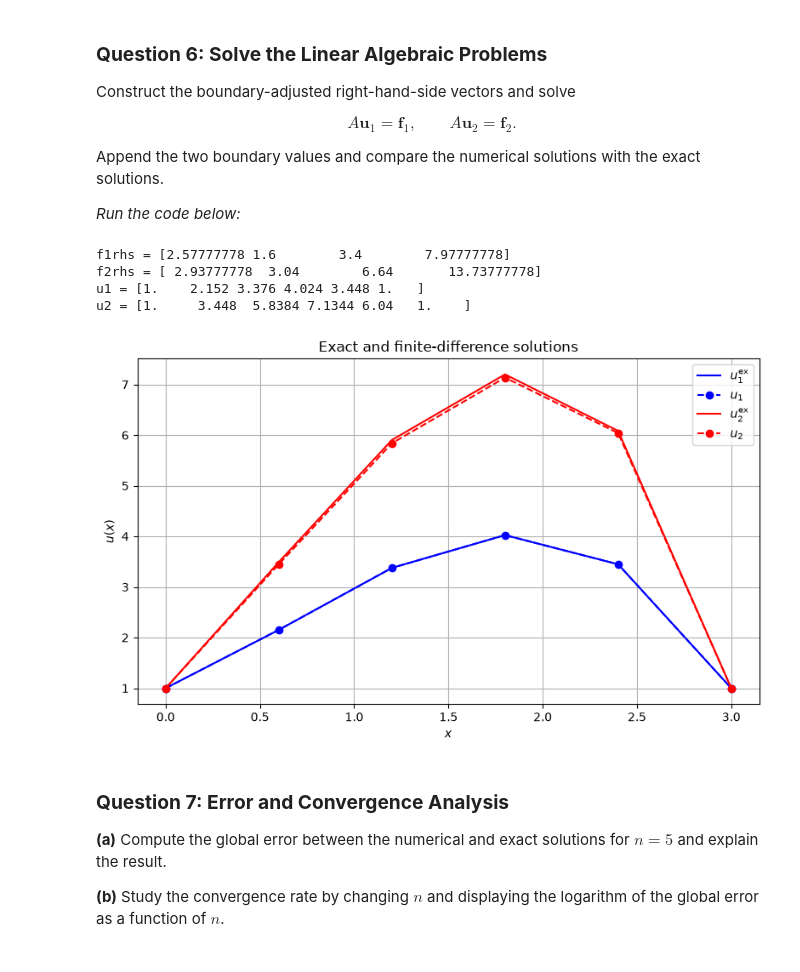
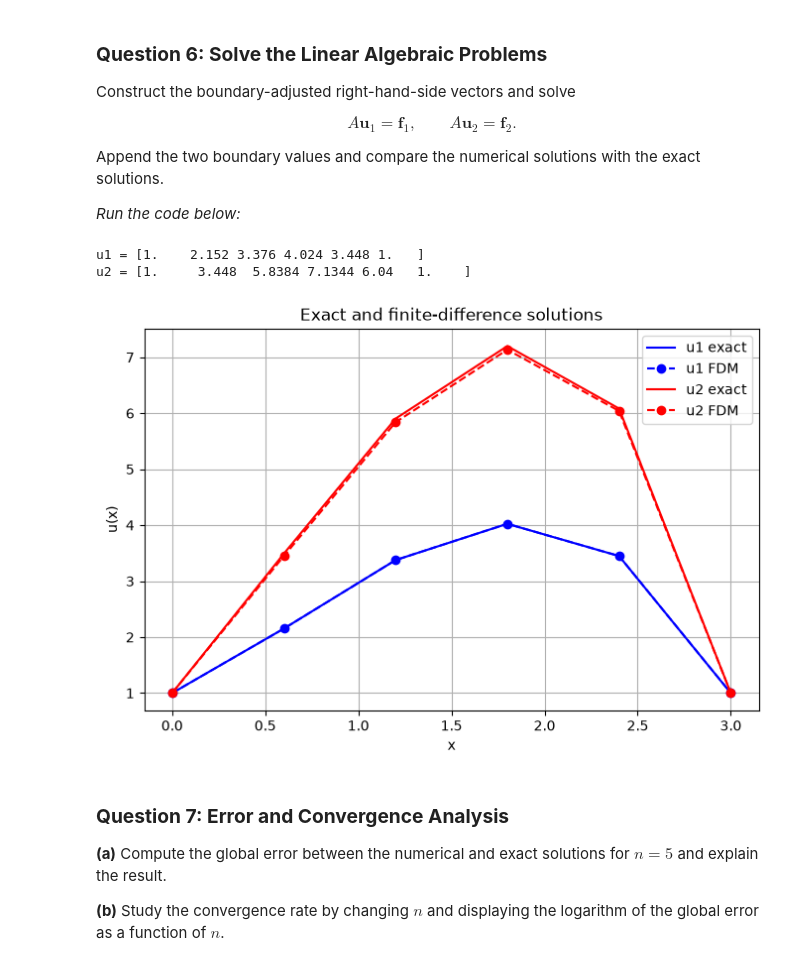
Before and after one commit to erietman46/TW3730TU-Numerical-Methods-for-DEs-ER, a Jupyter notebook: Assignment-2.ipynb, the cells around one changed output. Saved outputs shown, nothing was run; the diff lists cells and outputs as text; code cells hidden in the pictures.

```diff
--- a/Assignment-2.ipynb
+++ b/Assignment-2.ipynb
@@ -368,53 +335,48 @@ Append the two boundary values and compare the numerical solutions with the exac
 
 *Run the code below:*
 # %%
-# Interior source values
+# Right-hand sides at the internal grid points
 f1rhs = f1[1:-1].copy()
 f2rhs = f2[1:-1].copy()
 
-# Dirichlet boundary conditions u(0) = u(3) = 1
-left_bc = 1.0
-right_bc = 1.0
+# Add boundary conditions u(0) = u(3) = 1
+f1rhs[0] += 1 / h**2
+f1rhs[-1] += 1 / h**2
 
-f1rhs[0] += left_bc / h**2
-f1rhs[-1] += right_bc / h**2
+f2rhs[0] += 1 / h**2
+f2rhs[-1] += 1 / h**2
 
-f2rhs[0] += left_bc / h**2
-f2rhs[-1] += right_bc / h**2
+# Solve for the internal values
+u1 = np.linalg.solve(A, f1rhs)
+u2 = np.linalg.solve(A, f2rhs)
 
-# Solve the linear systems
-u1_internal = np.linalg.solve(A, f1rhs)
-u2_internal = np.linalg.solve(A, f2rhs)
+# Add the boundary values
+u1 = np.concatenate(([1], u1, [1]))
+u2 = np.concatenate(([1], u2, [1]))
 
-# Append boundary values
-u1 = np.concatenate(([left_bc], u1_internal, [right_bc]))
-u2 = np.concatenate(([left_bc], u2_internal, [right_bc]))
-
-print("f1rhs =", f1rhs)
-print("f2rhs =", f2rhs)
 print("u1 =", u1)
 print("u2 =", u2)
 
-# Exact and numerical solutions
+# Plot exact and numerical solutions
 plt.figure(figsize=(8, 5))
-plt.plot(xgrid, u1ex, "b-", label=r"$u_1^{\mathrm{ex}}$")
-plt.plot(xgrid, u1, "b--o", label=r"$u_1$")
-plt.plot(xgrid, u2ex, "r-", label=r"$u_2^{\mathrm{ex}}$")
-plt.plot(xgrid, u2, "r--o", label=r"$u_2$")
+
+plt.plot(xgrid, u1ex, "b-", label="u1 exact")
+plt.plot(xgrid, u1, "b--o", label="u1 FDM")
+
+plt.plot(xgrid, u2ex, "r-", label="u2 exact")
+plt.plot(xgrid, u2, "r--o", label="u2 FDM")
+
+plt.xlabel("x")
+plt.ylabel("u(x)")
+plt.title("Exact and finite-difference solutions")
 plt.legend()
-plt.title("Exact and finite-difference solutions")
-plt.xlabel(r"$x$")
-plt.ylabel(r"$u(x)$")
-plt.grid(True)
-plt.tight_layout()
-plt.savefig("assignment2_exact_vs_fdm.pdf")
+plt.grid()
+
 plt.show()
 # %% [output]
-f1rhs = [2.57777778 1.6        3.4        7.97777778]
-f2rhs = [ 2.93777778  3.04        6.64       13.73777778]
 u1 = [1.    2.152 3.376 4.024 3.448 1.   ]
 u2 = [1.     3.448  5.8384 7.1344 6.04   1.    ]
-[figure, old version]
+[figure, new version]
 # %% [markdown]
 ### **Question 7: Error and Convergence Analysis**
 **(a)** Compute the global error between the numerical and exact solutions for $n=5$ and explain the result.
```
Also changed, not shown: parts of 8 cells of this notebook.
